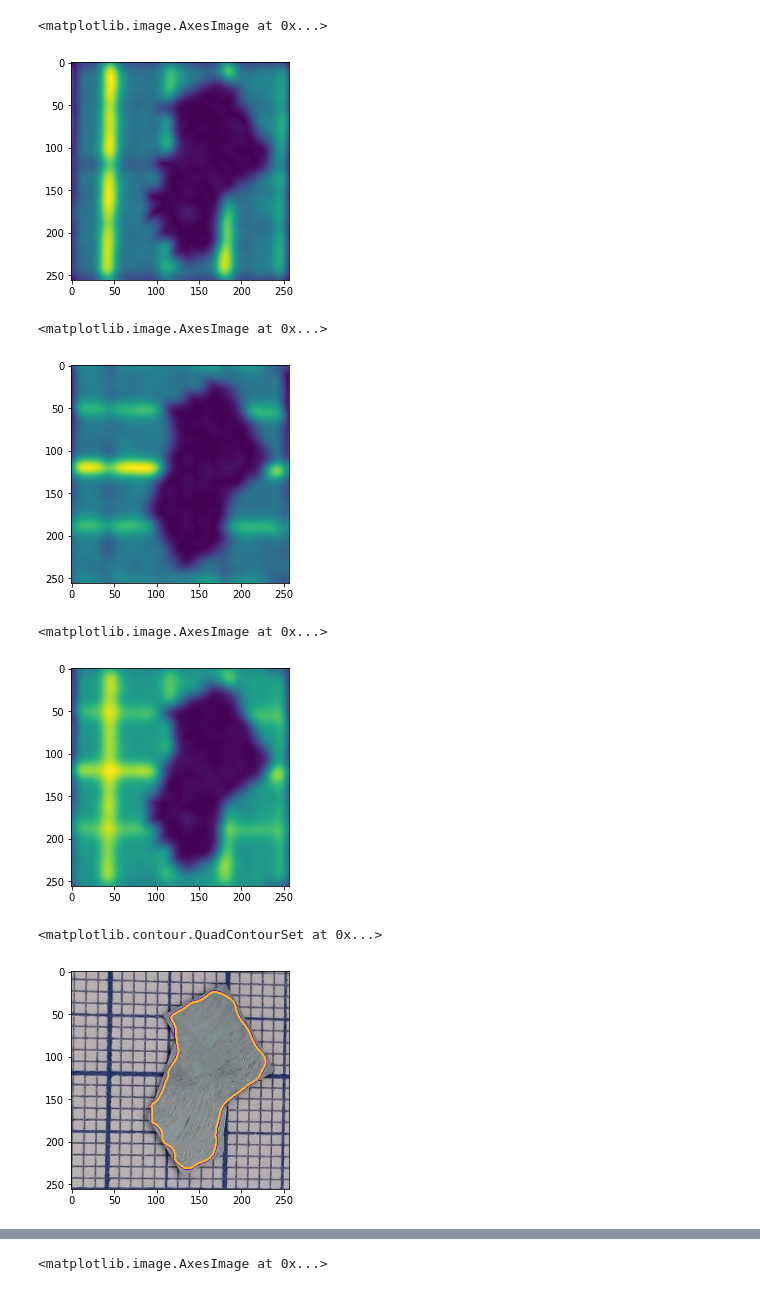
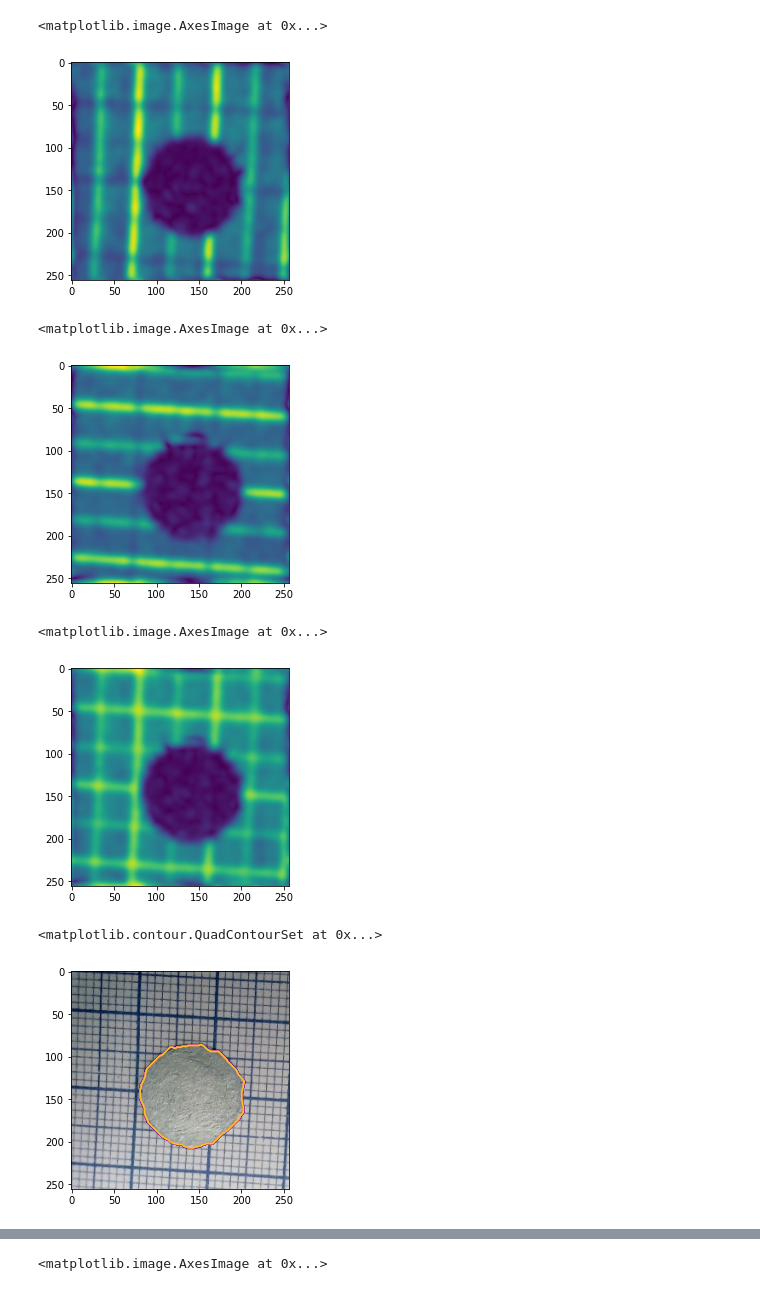
Before and after one commit to JairoSSantos/PAC-project, a Jupyter notebook: cnn/scale-detection.ipynb, the cells around one changed output, grey strips where cells are left out. Drawn from its saved outputs; the diff is of its cells as text; code cells hidden in the pictures.

```diff
--- a/cnn/scale-detection.ipynb
+++ b/cnn/scale-detection.ipynb
@@ -14,6 +14,7 @@ from scipy import ndimage as nd
 from scipy.signal import find_peaks
 # %%
 images_path = os.path.join('dataset', 'images')
+DS = pd.read_csv(os.path.join('dataset', 'dataset.csv'))
 
 def get(filename):
     return np.array(Image.open(os.path.join(images_path, filename)))
@@ -21,8 +22,11 @@ def get(filename):
 def by_id(i):
     return get(f'{i}.jpg')
 
-def random_images(k=1):
-    return tuple(map(get, np.random.choice(os.listdir(images_path), k)))
+def random_images(k=1, names=False):
+    fnames = np.random.choice(os.listdir(images_path), k)
+    images = tuple(map(get, fnames))
+    if names: return images, fnames
+    else: return images
 
 def fft2d(image):
     return np.fft.fftshift(np.fft.fft2(np.fft.ifftshift(image)))
@@ -49,7 +53,7 @@ def pixel_scale(image:np.array):
     Py = peaks_filter(yfreqs, ymean, ypeaks, 2)
     Px = peaks_filter(xfreqs, xmean, xpeaks, 2)
 
-    return np.abs(xfreqs[Px][0]), np.abs(xfreqs[Py][0])
+    return np.abs(xfreqs[Px][0]), np.abs(yfreqs[Py][0])
 
 def pixel_scale_1d(sig1d:np.array):
     fft = np.abs(np.fft.fftshift(np.fft.fft(np.fft.ifftshift(sig1d))))
@@ -60,8 +64,8 @@ def pixel_scale_1d(sig1d:np.array):
 
     return np.abs(freqs[P][0])
 # %%
-#image = by_id(150)
-image = random_images()[0]
+image = by_id(93)
+#image = random_images()[0]
 img = rgb2gray(image)
 plt.imshow(img, cmap='gray')
 # %% [output]
@@ -98,22 +101,25 @@ gabor_x = power(img, kernel_x)
 plt.imshow(gabor_x)
 # %% [output]
 <matplotlib.image.AxesImage at 0x...>
-[figure, old version]
+[figure, new version]
 # %%
 gabor_y = power(img, kernel_y)
 plt.imshow(gabor_y)
 # %% [output]
 <matplotlib.image.AxesImage at 0x...>
-[figure, old version]
+[figure, new version]
 # %%
 filtered = gabor_x + gabor_y
 plt.imshow(filtered)
 # %% [output]
 <matplotlib.image.AxesImage at 0x...>
-[figure, old version]
+[figure, new version]
 # %%
 plt.imshow(image)
-plt.contour(filtered < threshold_minimum(filtered), cmap='plasma')
+mask = filtered < threshold_minimum(filtered)
+mask = nd.binary_opening(mask, iterations=5)
+mask = nd.binary_dilation(mask, iterations=5)
+plt.contour(mask, cmap='plasma')
 # %% [output]
 <matplotlib.contour.QuadContourSet at 0x...>
-[figure, old version]
+[figure, new version]
```
Also changed, not shown: parts of 5 cells of this notebook, 4 other files.
